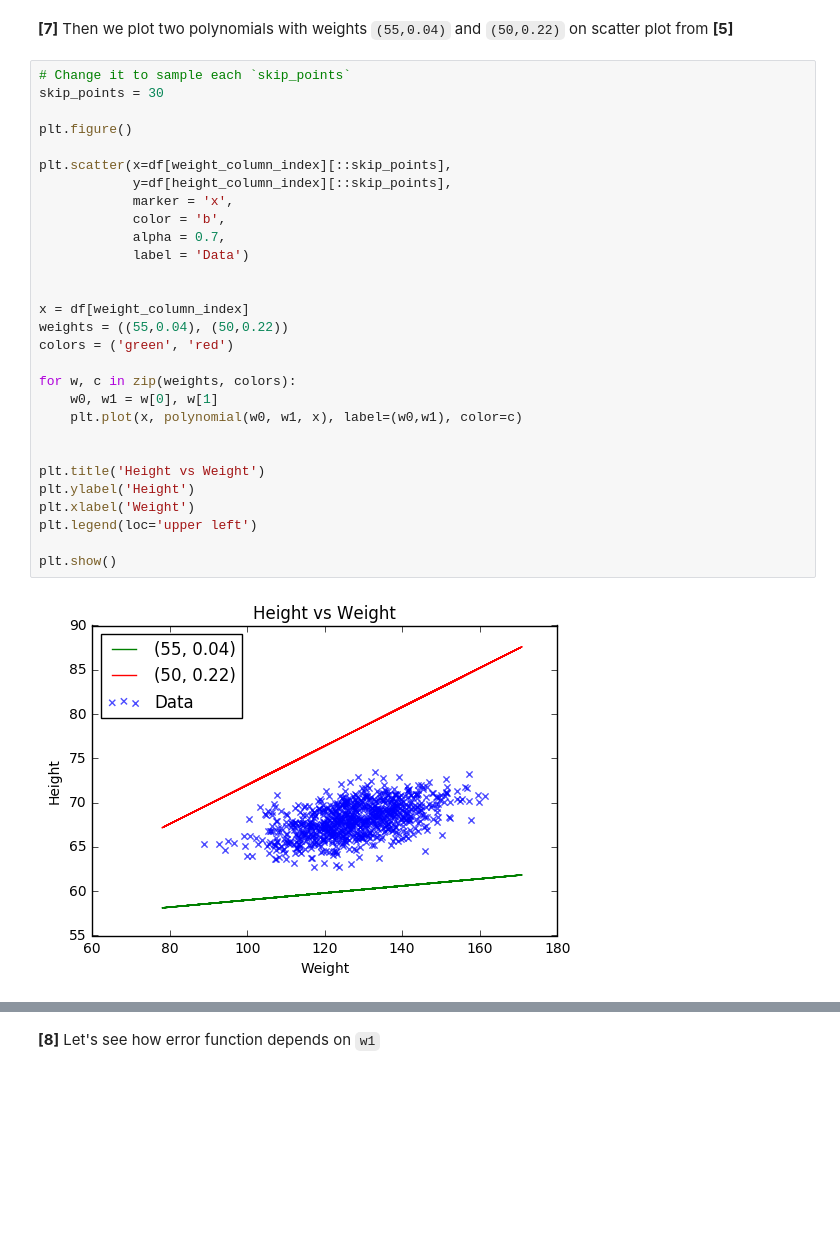
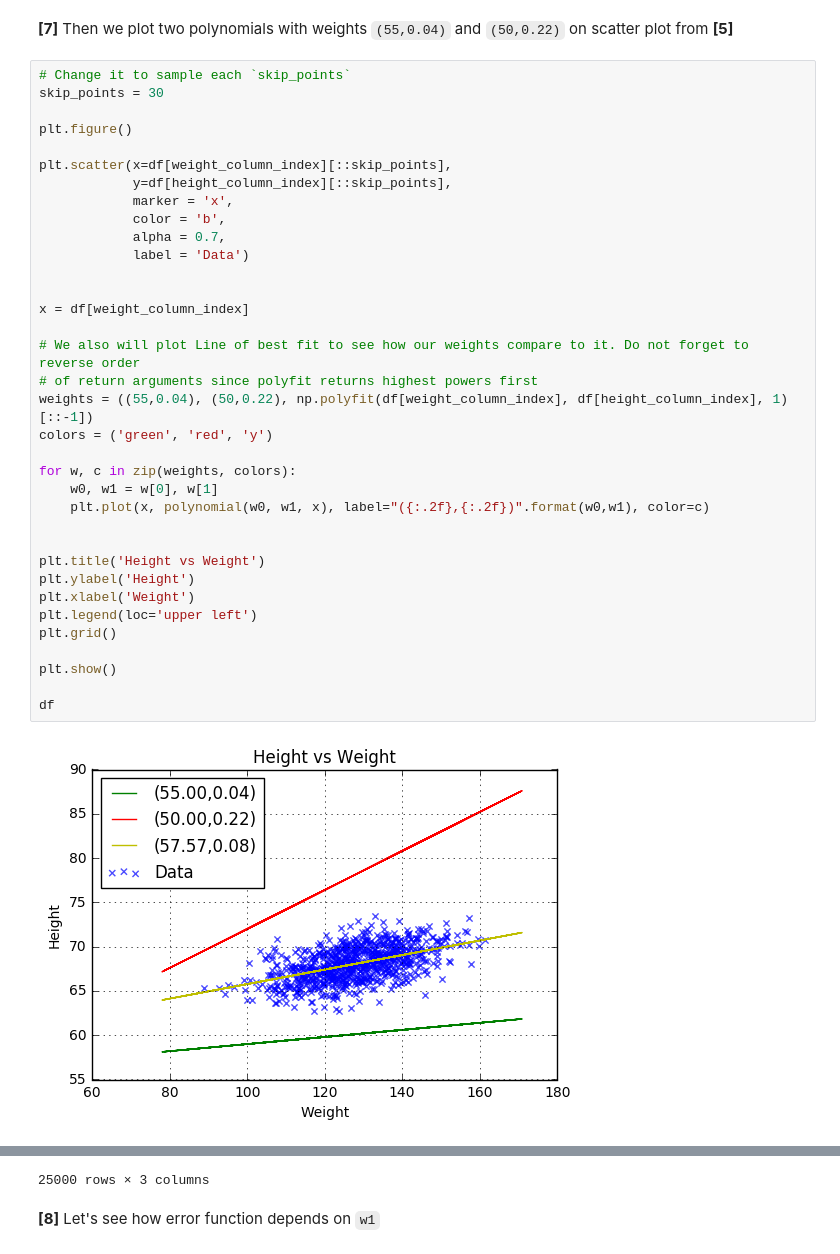
Before and after one commit to EvdokimovN/S7DataScience, a Jupyter notebook: S7DataScience.ipynb, the cells around one changed output, grey strips where cells are left out. Saved outputs shown, nothing was run; the diff lists cells and outputs as text; blank space fills up the shorter version.

```diff
--- a/S7DataScience.ipynb
+++ b/S7DataScience.ipynb
@@ -155,31 +159,37 @@ def prederror(pred, y):
 # %%
 # Change it to sample each `skip_points`
 skip_points = 30
 
 plt.figure()
 
 plt.scatter(x=df[weight_column_index][::skip_points],
             y=df[height_column_index][::skip_points],
             marker = 'x',
             color = 'b',
             alpha = 0.7,
             label = 'Data')
 
 
 x = df[weight_column_index]
-weights = ((55,0.04), (50,0.22))
-colors = ('green', 'red')
+
+# We also will plot Line of best fit to see how our weights compare to it. Do not forget to reverse order
+# of return arguments since polyfit returns highest powers first
+weights = ((55,0.04), (50,0.22), np.polyfit(df[weight_column_index], df[height_column_index], 1)[::-1])
+colors = ('green', 'red', 'y')
 
 for w, c in zip(weights, colors):
     w0, w1 = w[0], w[1]
-    plt.plot(x, polynomial(w0, w1, x), label=(w0,w1), color=c)
+    plt.plot(x, polynomial(w0, w1, x), label="({:.2f},{:.2f})".format(w0,w1), color=c)
 
 
 plt.title('Height vs Weight')
 plt.ylabel('Height')
 plt.xlabel('Weight')
 plt.legend(loc='upper left')
+plt.grid()
 
 plt.show()
+
+df
 # %% [output]
-[figure, old version]
+[figure, new version]
@@ -186,3 +213,4 @@ plt.show()
+25000 rows × 3 columns
 # %% [markdown]
 **[8]** Let's see how error function depends on `w1`
 # %%
```
Also changed, not shown: parts of 6 cells of this notebook.
